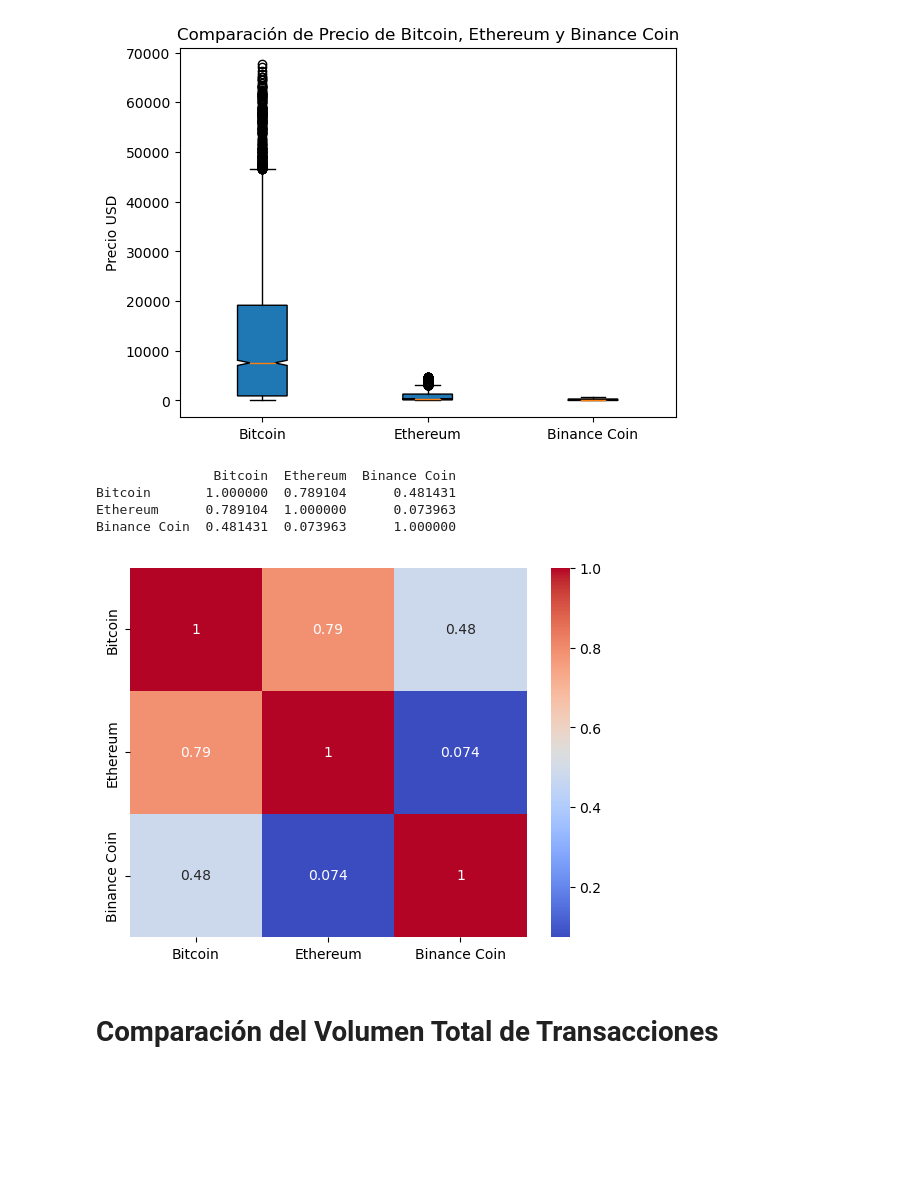
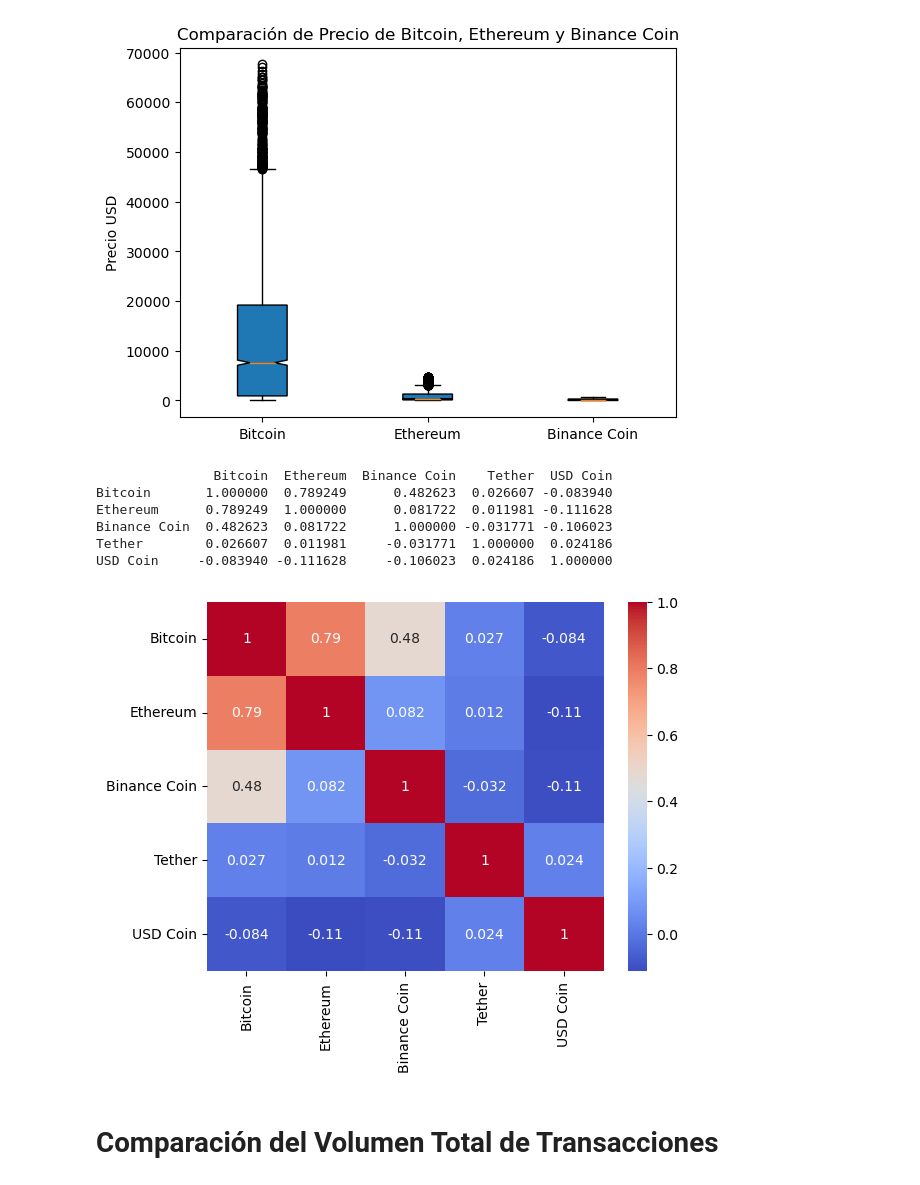
Before and after one commit to angelmpa/proyecto-portafolio, a Jupyter notebook: notebooks/eda_crypto.ipynb, the cells around one changed output. Saved outputs shown, nothing was run; the diff lists cells and outputs as text; code cells hidden in the pictures; blank space fills up the shorter version.

```diff
--- a/notebooks/eda_crypto.ipynb
+++ b/notebooks/eda_crypto.ipynb
@@ -9,11 +9,15 @@ import calendar
 bitcoin = pd.read_csv('./../data/bitcoin.csv')
 ethereum = pd.read_csv('./../data/ethereum.csv')
 binance = pd.read_csv('./../data/binancecoin.csv')
+tether = pd.read_csv('./../data/tether.csv')
+usd = pd.read_csv('./../data/usd-coin.csv')
 # %%
 # Convertir las fechas a formato de fechas de Pandas
 bitcoin['date'] = pd.to_datetime(bitcoin['date'])
 ethereum['date'] = pd.to_datetime(ethereum['date'])
 binance['date'] = pd.to_datetime(binance['date'])
+tether['date'] = pd.to_datetime(tether['date'])
+usd['date'] = pd.to_datetime(usd['date'])
 # %%
 # Mostras las primeras filas de los dataframe
 print('************ Bitcoin *************')
@@ -1050,23 +1056,25 @@ plt.show()
 # %%
 # Matriz de correlación del Precio entre Bitcoin, Ethereum y Binance Coin
 
 # Combinar los datos en un único DataFrame
-crypto_price = pd.concat ([bitcoin['price'], ethereum['price'], binance['price']], axis = 1)
-crypto_price.columns = ['Bitcoin', 'Ethereum', 'Binance Coin']
+crypto_price = pd.concat ([bitcoin['price'], ethereum['price'], binance['price'], tether['price'], usd['price']], axis = 1)
+crypto_price.columns = ['Bitcoin', 'Ethereum', 'Binance Coin', 'Tether', 'USD Coin']
 
 # Calcular la matriz de correlación
 corr_matrix_price = crypto_price.corr()
 print(corr_matrix_price)
 
 # Gráfica de correlación del Precio entre Bitcoin, Ethereum, Binance Coin
 sns.heatmap(corr_matrix_price, annot = True, cmap = 'coolwarm')
 plt.show()
 # %% [output]
-               Bitcoin  Ethereum  Binance Coin
-Bitcoin       1.000000  0.789104      0.481431
-Ethereum      0.789104  1.000000      0.073963
-Binance Coin  0.481431  0.073963      1.000000
+               Bitcoin  Ethereum  Binance Coin    Tether  USD Coin
+Bitcoin       1.000000  0.789249      0.482623  0.026607 -0.083940
+Ethereum      0.789249  1.000000      0.081722  0.011981 -0.111628
+Binance Coin  0.482623  0.081722      1.000000 -0.031771 -0.106023
+Tether        0.026607  0.011981     -0.031771  1.000000  0.024186
+USD Coin     -0.083940 -0.111628     -0.106023  0.024186  1.000000
-[figure, old version]
+[figure, new version]
 # %% [markdown]
 # Comparación del Volumen Total de Transacciones
 # %%
```
Also changed, not shown: parts of 35 cells of this notebook, 5 other files.
